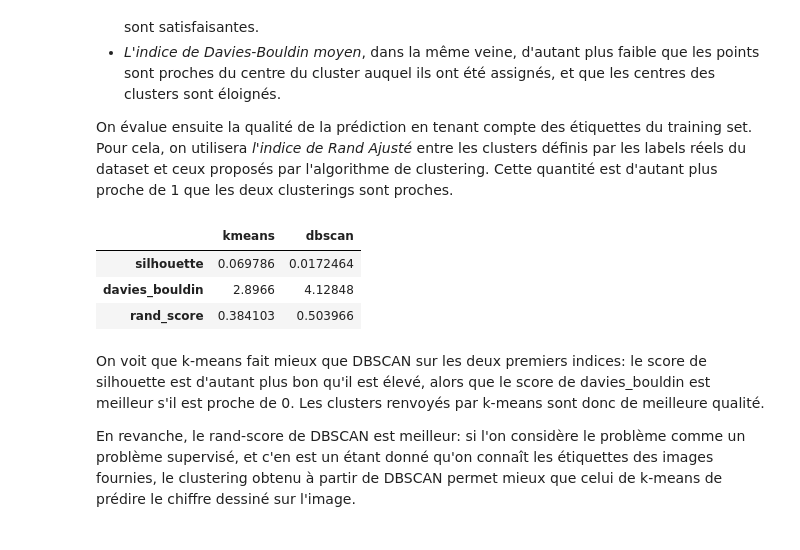
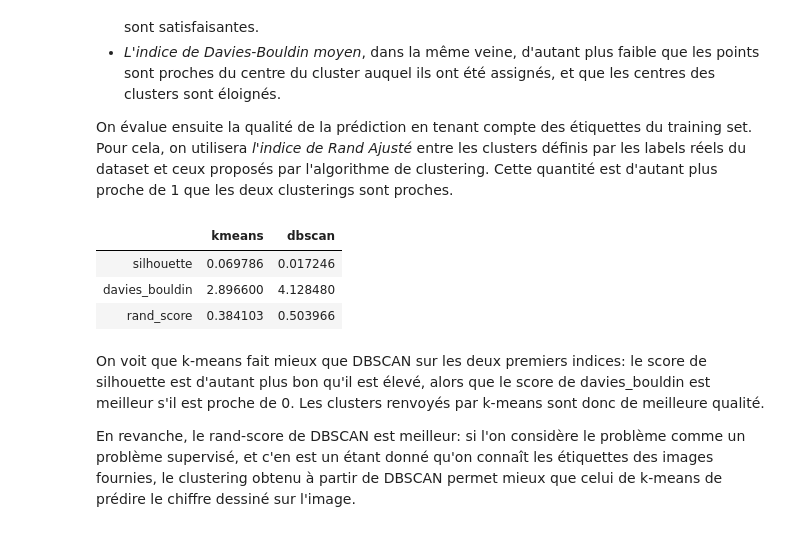
Before and after one commit to LeaFanchon/OpenClassroomsDataScience, a Jupyter notebook: OpenClassroomsNonSupervise/clustering.ipynb, the cells around one changed output. Cells and saved outputs as stored; diff of their text form; code cells hidden in the pictures.

```diff
--- a/OpenClassroomsNonSupervise/clustering.ipynb
+++ b/OpenClassroomsNonSupervise/clustering.ipynb
@@ -256,19 +256,19 @@ On évalue ensuite la qualité de la prédiction en tenant compte des étiquette
 # %%
 evaluation = pd.DataFrame()
 
 evaluation['kmeans'] = pd.Series({'silhouette': silhouette_score(X, y_pred_km),
                                   'davies_bouldin': davies_bouldin_score(X, y_pred_km),
                                   'rand_score': adjusted_rand_score(y, y_pred_km)})
 
 evaluation['dbscan'] = pd.Series({'silhouette': silhouette_score(X, y_pred_db),
                                   'davies_bouldin': davies_bouldin_score(X, y_pred_db),
                                   'rand_score': adjusted_rand_score(y, y_pred_db)})
 
-evaluation.style
+evaluation
 # %% [output]
 |  | kmeans | dbscan |
-| silhouette | 0.069786 | 0.0172464 |
-| davies_bouldin | 2.8966 | 4.12848 |
+| silhouette | 0.069786 | 0.017246 |
+| davies_bouldin | 2.896600 | 4.128480 |
 | rand_score | 0.384103 | 0.503966 |
 # %% [markdown]
 On voit que k-means fait mieux que DBSCAN sur les deux premiers indices: le score de silhouette est d'autant plus bon qu'il est élevé, alors que le score de davies_bouldin est meilleur s'il est proche de 0. Les clusters renvoyés par k-means sont donc de meilleure qualité.
```
Also changed, not shown: 3 other files.
